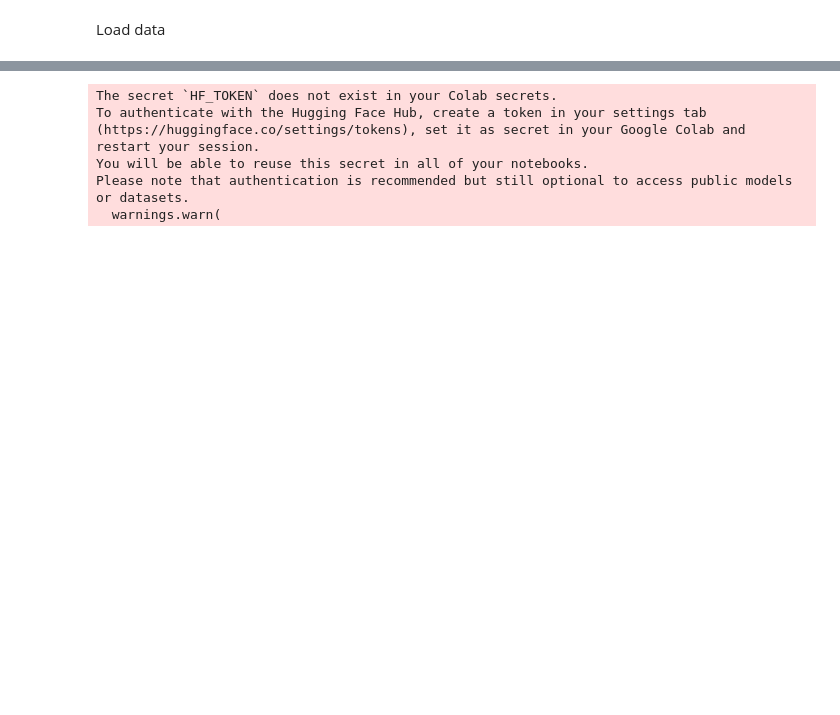
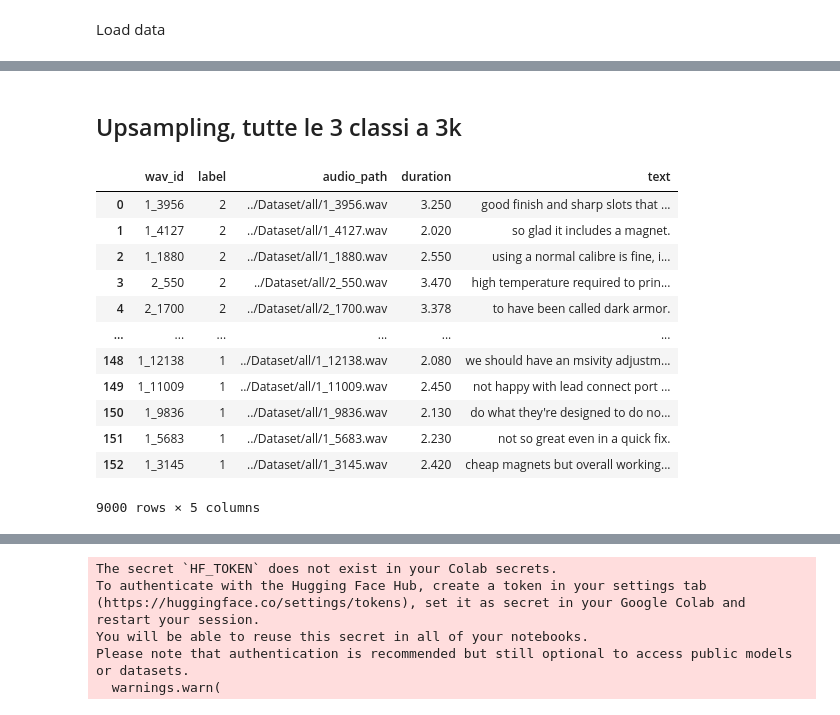
Before and after one commit to TurrAlix/Sound-Sentiment-Analysis, a Jupyter notebook: src/text_SA.ipynb, the cells around one changed output, grey strips where cells are left out. Cells and saved outputs as stored; diff of their text form; code cells hidden in the pictures; blank space fills up the shorter version.

```diff
--- a/src/text_SA.ipynb
+++ b/src/text_SA.ipynb
@@ -70,0 +121,45 @@ df_test = pd.read_excel('test.xlsx')
+# %% [markdown]
+## Upsampling, tutte le 3 classi a 3k
+# %%
+from sklearn.utils import resample
+import pandas as pd
+import random
+N_SAMPLES = 3000
+
+df_majority = df_train[df_train['label'] == 2].reset_index(drop=True)
+df_minority_0 = df_train[df_train['label'] == 0].reset_index(drop=True)
+df_minority_1 = df_train[df_train['label'] == 1].reset_index(drop=True)
+
+# downsampling della majoritty
+df_majority = df_majority.iloc[random.sample(list(df_majority.index), k=N_SAMPLES)].reset_index()
+
+n = (N_SAMPLES // df_minority_0.shape[0])
+df_minority_0 = pd.concat([df_minority_0] * n, ignore_index=True)
+to_add = N_SAMPLES - df_minority_0.shape[0]
+df_minority_0_to_add = df_minority_0.iloc[random.sample(list(df_minority_0.index), k=to_add)].reset_index(drop=True)
+df_minority_0 = pd.concat([df_minority_0, df_minority_0_to_add])
+
+n = (N_SAMPLES // df_minority_1.shape[0])
+df_minority_1 = pd.concat([df_minority_1] * n, ignore_index=True)
+to_add = N_SAMPLES - df_minority_1.shape[0]
+df_minority_1_to_add = df_minority_1.iloc[random.sample(list(df_minority_1.index), k=to_add)].reset_index(drop=True)
+df_minority_1 = pd.concat([df_minority_1, df_minority_1_to_add])
+
+df_train = pd.concat([df_majority, df_minority_0, df_minority_1])
+df_train.drop(columns=["index"], inplace=True)
+df_train.to_excel('train_balanced.xlsx', index=False)
+df_train
+# %% [output]
+|  | wav_id | label | audio_path | duration | text |
+| 0 | 1_3956 | 2 | ../Dataset/all/1_3956.wav | 3.250 | good finish and sharp slots that ... |
+| 1 | 1_4127 | 2 | ../Dataset/all/1_4127.wav | 2.020 | so glad it includes a magnet. |
+| 2 | 1_1880 | 2 | ../Dataset/all/1_1880.wav | 2.550 | using a normal calibre is fine, i... |
+| 3 | 2_550 | 2 | ../Dataset/all/2_550.wav | 3.470 | high temperature required to prin... |
+| 4 | 2_1700 | 2 | ../Dataset/all/2_1700.wav | 3.378 | to have been called dark armor. |
+| ... | ... | ... | ... | ... | ... |
+| 148 | 1_12138 | 1 | ../Dataset/all/1_12138.wav | 2.080 | we should have an msivity adjustm... |
+| 149 | 1_11009 | 1 | ../Dataset/all/1_11009.wav | 2.450 | not happy with lead connect port ... |
+| 150 | 1_9836 | 1 | ../Dataset/all/1_9836.wav | 2.130 | do what they're designed to do no... |
+| 151 | 1_5683 | 1 | ../Dataset/all/1_5683.wav | 2.230 | not so great even in a quick fix. |
+| 152 | 1_3145 | 1 | ../Dataset/all/1_3145.wav | 2.420 | cheap magnets but overall working... |
+9000 rows × 5 columns
```
Also changed, not shown: parts of 32 cells of this notebook, 2 other files.
